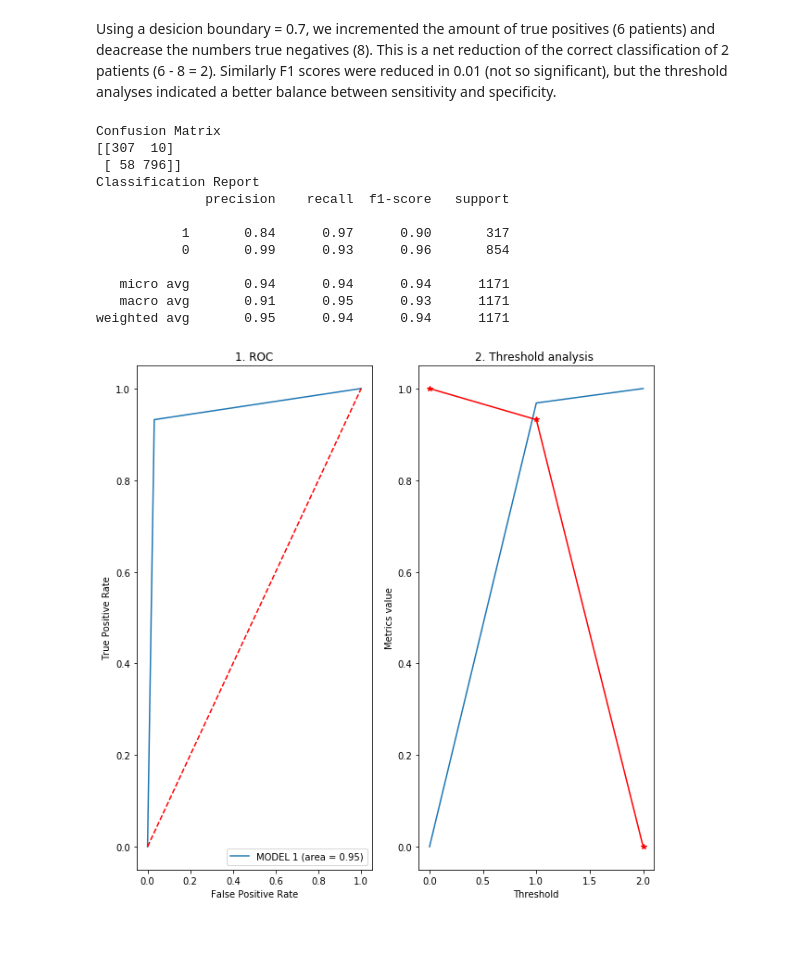
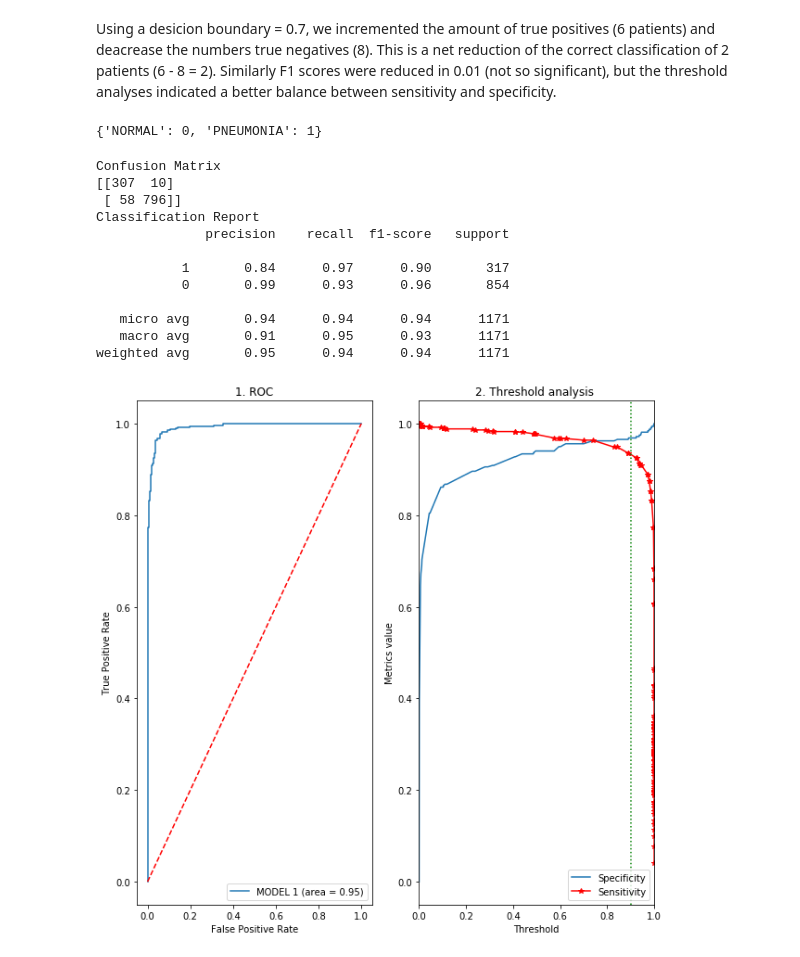
Before and after one commit to eliecerecology/NN_healthTech, a Jupyter notebook: Case2_DiazER.ipynb, the cells around one changed output. Drawn from its saved outputs; the diff is of its cells as text; code cells hidden in the pictures.

```diff
--- a/Case2_DiazER.ipynb
+++ b/Case2_DiazER.ipynb
@@ -511,10 +497,15 @@ Using a desicion boundary = 0.7, we incremented the amount of true positives (6
 true negatives (8). This is a net reduction of the correct classification of 2 patients (6 - 8 = 2).
 Similarly F1 scores were reduced in 0.01 (not so significant), but the threshold analyses indicated a better
 balance between sensitivity and specificity.
+# %%
+test_generator.class_indices
+# %% [output]
+{'NORMAL': 0, 'PNEUMONIA': 1}
 # %%
 cutoff = 0.9 # incrementing the decision boundary from 0.7 -> 0.9
 Y_labels = test_generator.classes
 Y_pred = loaded_model.predict_generator(test_generator)
+Y_pred_prob = Y_pred # get a copy to speed the code, and avoid recalculation
 Y_pred = 1*(Y_pred.astype('float64') > cutoff)
 
 
@@ -526,37 +517,41 @@ print(classification_report(Y_labels, Y_pred, target_names=target_names))
 
 logit_roc_auc = roc_auc_score(Y_labels, Y_pred)
 
-fpr, tpr, thresholds = roc_curve(Y_labels, Y_pred)
+#Y_pred_prob = loaded_model.predict_generator(test_generator).flatten()
+fpr, tpr, thresholds = roc_curve(Y_labels, Y_pred_prob, pos_label = 1)
 
 
 fig, axs = plt.subplots(1, 2, figsize=(10, 10))
 
 axs[0].set_title('1. ROC')
 axs[0].plot(fpr, tpr, label='MODEL 1 (area = %0.2f)' % logit_roc_auc)
 axs[0].plot([0, 1], [0, 1],'r--')
 axs[0].set_xlabel('False Positive Rate')
 axs[0].set_ylabel('True Positive Rate')
 axs[0].legend(loc="lower right")
 
 axs[1].set_title('2. Threshold analysis ')
-axs[1].plot(thresholds, 1- fpr, label = 'Specificity')
+axs[1].plot(thresholds, 1- fpr,  label = 'Specificity')
 axs[1].plot(thresholds, tpr, 'r*-', label = 'Sensitivity')
+axs[1].axvline(cutoff, color = 'green', linestyle = ":")
 axs[1].set_xlabel('Threshold')
 axs[1].set_ylabel('Metrics value')
+axs[1].set_xlim([0, 1])
+axs[1].legend(loc="lower right")
 
 plt.show()
 # %% [output]
 Confusion Matrix
 [[307  10]
  [ 58 796]]
 Classification Report
               precision    recall  f1-score   support
 
            1       0.84      0.97      0.90       317
            0       0.99      0.93      0.96       854
 
    micro avg       0.94      0.94      0.94      1171
    macro avg       0.91      0.95      0.93      1171
 weighted avg       0.95      0.94      0.94      1171
-[figure, old version]
+[figure, new version]
 # %% [markdown]
```
Also changed, not shown: parts of 26 cells of this notebook.
